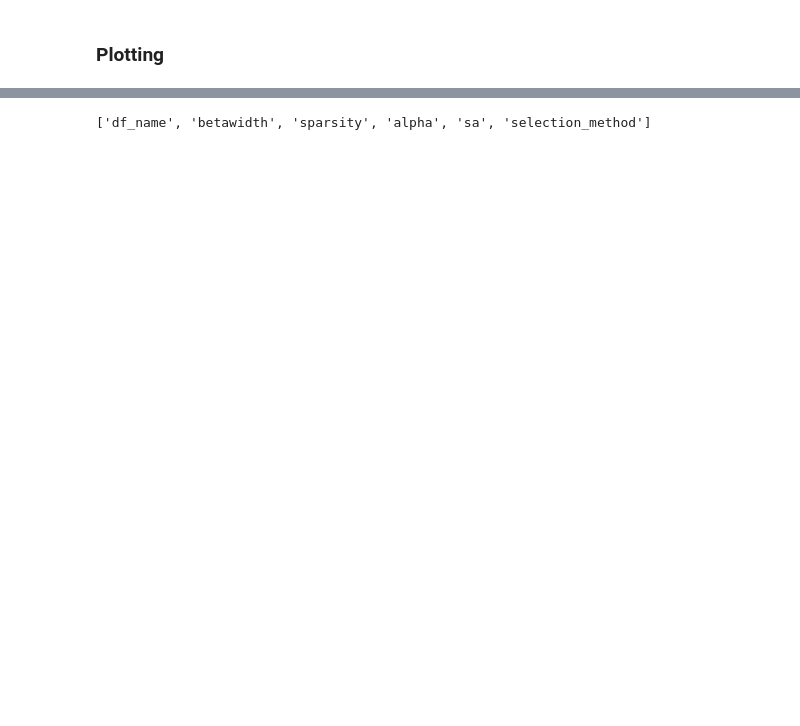
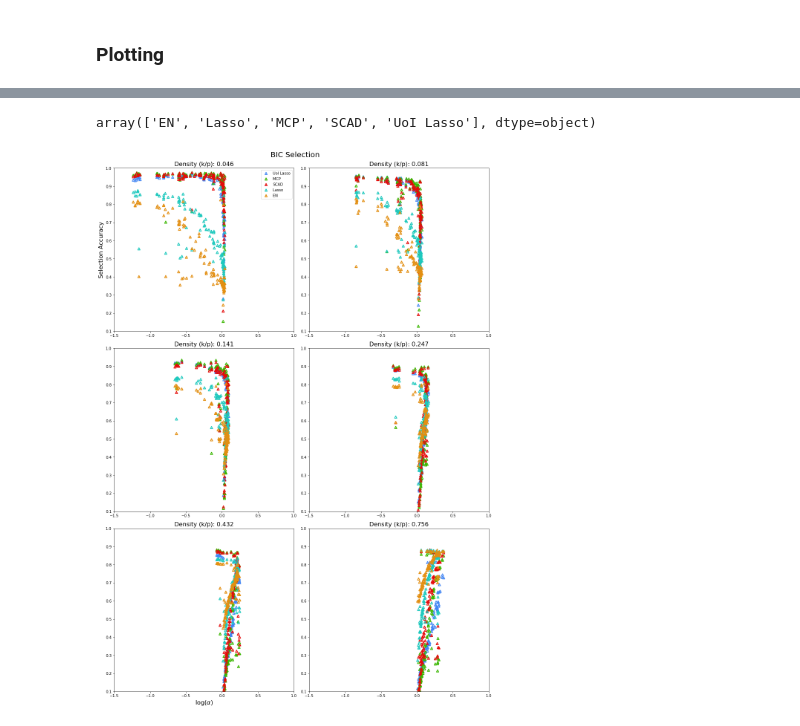
Before and after one commit to akumar01/uoicorr_analysis, a Jupyter notebook: notebooks/finalfinal/eta_scaling.ipynb, the cells around one changed output, grey strips where cells are left out. Cells and saved outputs as stored; diff of their text form; code cells hidden in the pictures; blank space fills up the shorter version.

```diff
--- a/notebooks/finalfinal/eta_scaling.ipynb
+++ b/notebooks/finalfinal/eta_scaling.ipynb
@@ -126,6 +62,6 @@ alpha_datalist = pd.DataFrame(alpha_datalist)
-# %%
-list(alpha_datalist.keys())
-# %% [output]
-['df_name', 'betawidth', 'sparsity', 'alpha', 'sa', 'selection_method']
 # %%
 from collections import OrderedDict
+# %%
+dframe_names
+# %% [output]
+array(['EN', 'Lasso', 'MCP', 'SCAD', 'UoI Lasso'], dtype=object)
@@ -131,0 +70,64 @@ from collections import OrderedDict
+# %%
+# Plot either the average selection accuracy or the percent of runs that exceed a certain threshold as a
+# function of the parameter alpha. alpha = rho(Omega) sum(beta_min^2)/sigma^2
+
+# Calculate across signal to noise ratios, n/p ratio = 4
+np_ratio = 4
+kappa = 5
+selection_method = 'BIC'
+dframe_names = np.unique(eta_df['df_name'].values)
+betawidth = np.unique(eta_df['betawidth'].values)
+# Subsample sparsity
+sparsity_ = [sparsity[3], sparsity[5], sparsity[7], sparsity[9], sparsity[11], sparsity[13]]
+
+# Blue
+c1 = ['#4286f4', '#99bdf7', '#00aeff']
+# Green
+c2 = ['#3ab700', '#bae288', '#64821d']
+# Red
+c3 = ['#e50b0b', '#ef5f5f', '#70001d']
+# Cyan
+c4 = ['#1ec9be', '#d799ff', '#572677']
+# Orange
+c5 = ['#e38f12']
+
+dframe_names = ['UoI Lasso', 'MCP', 'SCAD', 'Lasso', 'EN']
+
+# Per dframe
+cols = [c1[0], c2[0], c3[0], c4[0], c5[0]]
+
+# Per betawdith
+marker_type = ['^', 'o', 's']
+pal_colors = cols
+
+# There will only be one curve over all snr, cov_params, betawidth, etc...
+# np_ratio and selection methods will vary
+
+# Create a separate subplot for each sparsity
+fig, ax = plt.subplots(3, 2, figsize=(15, 22))
+
+for h, s in enumerate(sparsity_):
+    a = ax[np.unravel_index(h, (3,2))]
+    for i, dframe in enumerate(dframe_names):
+        for k, bw in enumerate(betawidth):
+            rows = apply_df_filters(eta_df, df_name=dframe, selection_method=selection_method,
+                                    sparsity=s, betawidth=bw)
+            for j in range(rows.shape[0]):
+                 a.scatter(np.ma.log(rows.iloc[j]['eta'][0]), rows.iloc[j]['sa'][0], label=rows.iloc[j]['df_name'],
+                           edgecolor=cols[list(dframe_names).index(rows.iloc[j]['df_name'])],
+                           marker=marker_type[k], facecolor="None", lw=2)
+    a.set_xlim([-1.5, 1])
+    a.set_ylim([0.1, 1])
+    a.set_title('Density (k/p): %.3f' % s, fontsize=16)
+
+ax[0, 0].set_ylabel('Selection Accuracy', fontsize=16)
+ax[2, 0].set_xlabel(r'$\log(\alpha)$', fontsize=16)
+handles, labels = ax[0, 0].get_legend_handles_labels()
+by_label = OrderedDict(zip(labels, handles))
+ax[0, 0].legend(by_label.values(), by_label.keys())
+
+fig.tight_layout(rect=[0, 0.03, 1, 0.97])
+fig.suptitle('BIC Selection', fontsize=20)
+plt.savefig('BICeta_scaling.pdf', bbox_inches='tight', pad_inches=0)
+# %% [output]
+[figure, added]
```
Also changed, not shown: parts of 22 cells of this notebook, 7 other files.
